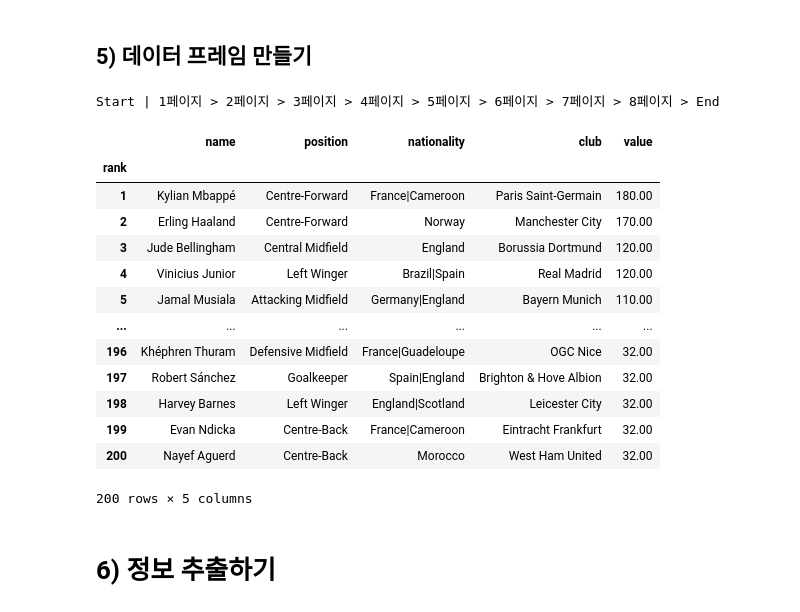
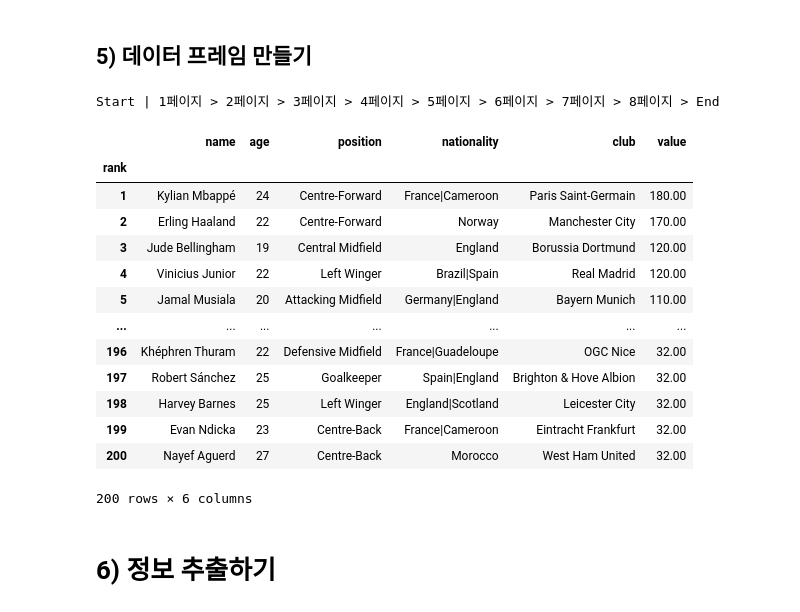
Before and after one commit to narae3759/TIL, a Jupyter notebook: Python/Web/03_Web_crawling2.ipynb, the cells around one changed output. Saved outputs shown, nothing was run; the diff lists cells and outputs as text; code cells hidden in the pictures.

```diff
--- a/Python/Web/03_Web_crawling2.ipynb
+++ b/Python/Web/03_Web_crawling2.ipynb
@@ -88,48 +88,48 @@ while True:
         ## 한국의 경우 Korea, South로 표기됨을 확인 ,가 아닌 다른 값으로 다중 국적을 구분하고자 함.
         nationality = '|'.join([nat.get_attribute('title') for nat in nat_sel])
         club = player.find_element(By.CSS_SELECTOR, f'td:nth-child({5}) > a').get_attribute('title')
         value_text = player.find_element(By.CSS_SELECTOR, f'td:nth-child({6}) > a').text
         value = re.sub('[^0-9.]','',value_text)
 
         # player 한 명이 끝날 때마다 카운트, row에 정보 추가
         cnt += 1
-        rows.append([rank, name, position, nationality, club, value])
+        rows.append([rank, name, age, position, nationality, club, value])
 
         # 지정한 rank_n까지 수집되면 멈추기(for문 나가기)
         if cnt >= rank_n:
             break
 
     # 지정한 rank_n까지 도달하지 못했다면 다음 페이지로 넘기고 아니면 멈추기(while문 나가기)
     if cnt < rank_n:
         page += 1
         page_css = '#yw1 > div.pager > ul > li.tm-pagination__list-item.tm-pagination__list-item--icon-next-page > a'
         driver.find_element(By.CSS_SELECTOR, page_css).click()
         time.sleep(5)
     else:
         break
 
 print('End')
 
 columns = ['rank', 'name', 'age', 'position', 'nationality', 'club', 'value']
 df = pd.DataFrame(rows, columns=columns)
 df = df.set_index('rank')
 df
 # %% [output]
 Start | 1페이지 > 2페이지 > 3페이지 > 4페이지 > 5페이지 > 6페이지 > 7페이지 > 8페이지 > End
-|  | name | position | nationality | club | value |
-| rank |  |  |  |  |  |
-| 1 | Kylian Mbappé | Centre-Forward | France|Cameroon | Paris Saint-Germain | 180.00 |
-| 2 | Erling Haaland | Centre-Forward | Norway | Manchester City | 170.00 |
-| 3 | Jude Bellingham | Central Midfield | England | Borussia Dortmund | 120.00 |
-| 4 | Vinicius Junior | Left Winger | Brazil|Spain | Real Madrid | 120.00 |
-| 5 | Jamal Musiala | Attacking Midfield | Germany|England | Bayern Munich | 110.00 |
-| ... | ... | ... | ... | ... | ... |
-| 196 | Khéphren Thuram | Defensive Midfield | France|Guadeloupe | OGC Nice | 32.00 |
-| 197 | Robert Sánchez | Goalkeeper | Spain|England | Brighton & Hove Albion | 32.00 |
-| 198 | Harvey Barnes | Left Winger | England|Scotland | Leicester City | 32.00 |
-| 199 | Evan Ndicka | Centre-Back | France|Cameroon | Eintracht Frankfurt | 32.00 |
-| 200 | Nayef Aguerd | Centre-Back | Morocco | West Ham United | 32.00 |
+|  | name | age | position | nationality | club | value |
+| rank |  |  |  |  |  |  |
+| 1 | Kylian Mbappé | 24 | Centre-Forward | France|Cameroon | Paris Saint-Germain | 180.00 |
+| 2 | Erling Haaland | 22 | Centre-Forward | Norway | Manchester City | 170.00 |
+| 3 | Jude Bellingham | 19 | Central Midfield | England | Borussia Dortmund | 120.00 |
+| 4 | Vinicius Junior | 22 | Left Winger | Brazil|Spain | Real Madrid | 120.00 |
+| 5 | Jamal Musiala | 20 | Attacking Midfield | Germany|England | Bayern Munich | 110.00 |
+| ... | ... | ... | ... | ... | ... | ... |
+| 196 | Khéphren Thuram | 22 | Defensive Midfield | France|Guadeloupe | OGC Nice | 32.00 |
+| 197 | Robert Sánchez | 25 | Goalkeeper | Spain|England | Brighton & Hove Albion | 32.00 |
+| 198 | Harvey Barnes | 25 | Left Winger | England|Scotland | Leicester City | 32.00 |
+| 199 | Evan Ndicka | 23 | Centre-Back | France|Cameroon | Eintracht Frankfurt | 32.00 |
+| 200 | Nayef Aguerd | 27 | Centre-Back | Morocco | West Ham United | 32.00 |
-200 rows × 5 columns
+200 rows × 6 columns
 # %% [markdown]
 # **6) 정보 추출하기**
 # %% [markdown]
```
Also changed, not shown: parts of 6 cells of this notebook.
